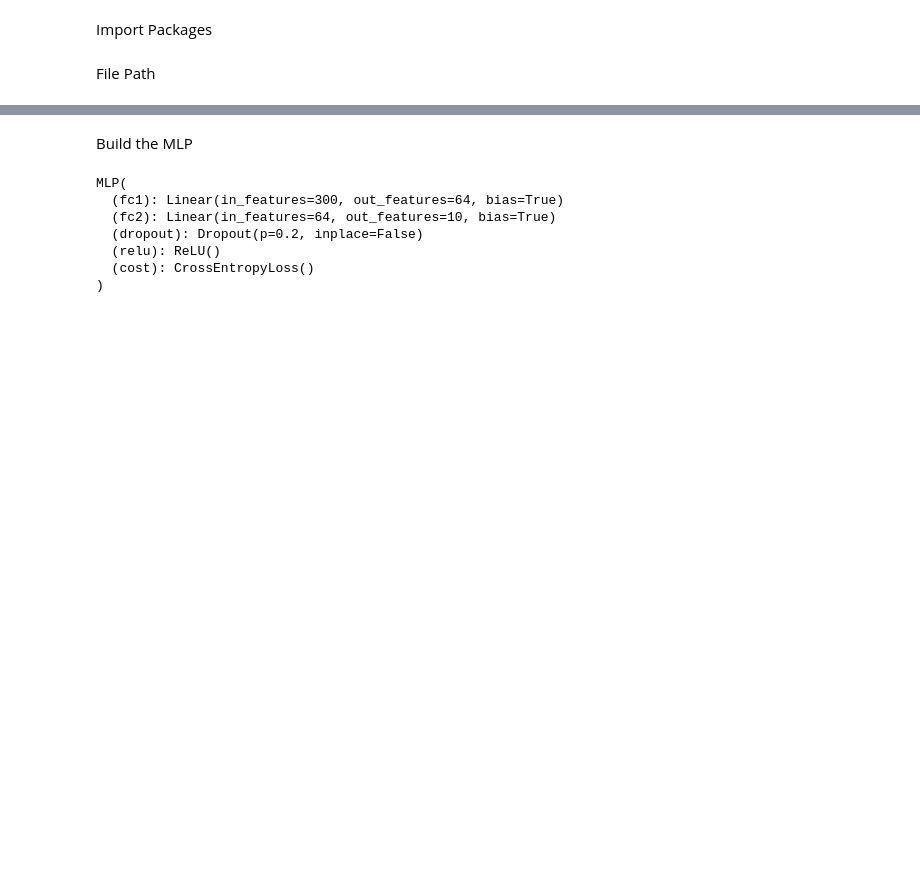
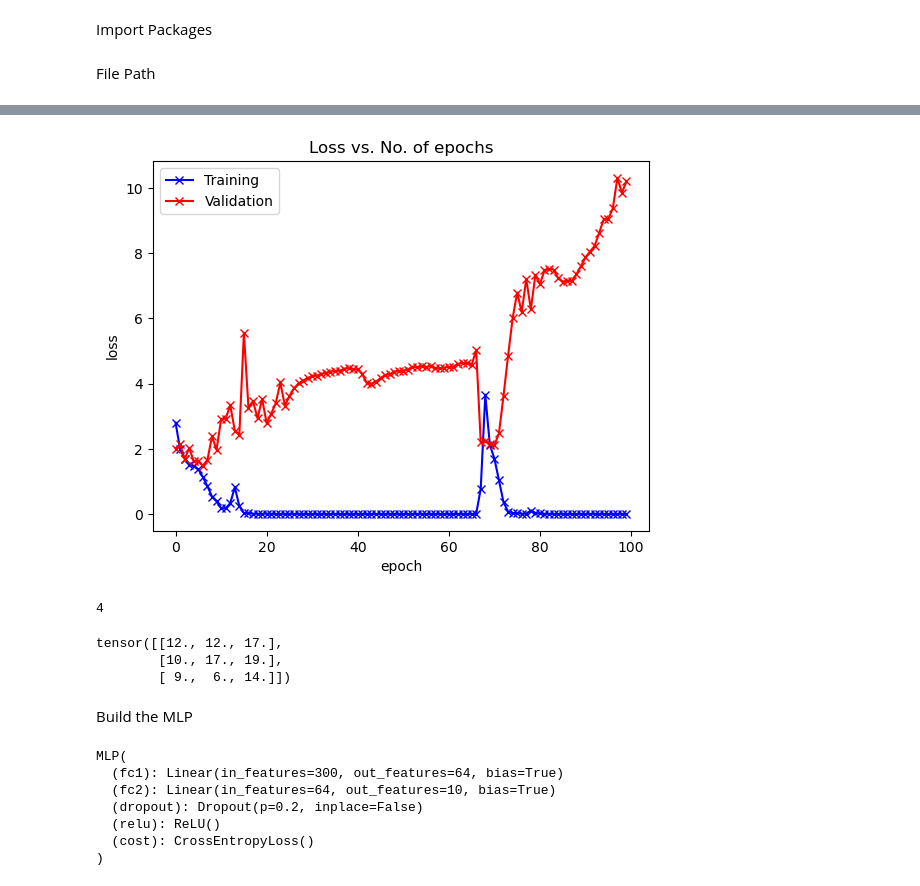
Before and after one commit to YinQingYuanQue/CS_529_NN, a Jupyter notebook: Code/CNN.ipynb, the cells around one changed output, grey strips where cells are left out. Cells and saved outputs as stored; diff of their text form; code cells hidden in the pictures; blank space fills up the shorter version.

```diff
--- a/Code/CNN.ipynb
+++ b/Code/CNN.ipynb
@@ -96,0 +158,3 @@ array([[-0.70532743,  0.50288148, -0.15561555, ...,  0.71970385,
+# %%
+train_dl = DeviceDataLoader(train_dl, device)
+val_dl = DeviceDataLoader(val_dl, device)
@@ -96,0 +186,2 @@ array([[-0.70532743,  0.50288148, -0.15561555, ...,  0.71970385,
+# %%
+model = to_device(Cifar10CnnModel(), device)
@@ -96,0 +192,12 @@ array([[-0.70532743,  0.50288148, -0.15561555, ...,  0.71970385,
+# %%
+import random
+torch.manual_seed(0)
+np.random.seed(0)
+random.seed(0)
+if torch.cuda.is_available():
+    torch.cuda.manual_seed_all(0)
+
+num_epoches = 100
+opt_func = torch.optim.Adam
+lr = 0.001
+history = fit(num_epoches, lr, model, train_dl, val_dl, opt_func)
@@ -97,3 +222,52 @@ array([[-0.70532743,  0.50288148, -0.15561555, ...,  0.71970385,
+# %%
+train_losses = [x.get('train_loss') for x in history]
+val_losses = [x['val_loss'] for x in history]
+plt.plot(train_losses, '-bx')
+plt.plot(val_losses, '-rx')
+plt.xlabel('epoch')
+plt.ylabel('loss')
+plt.legend(['Training', 'Validation'])
+plt.title('Loss vs. No. of epochs');
+# %% [output]
+[figure, added]
+# %%
+class Module:
+    def __call__(self, *input, **kwargs):
+        # Prepares the module for operation (e.g., setting up hooks)
+        result = self.forward(*input, **kwargs)  # This dynamically calls `forward` of the actual class
+        return result
+
+class test(Module):
+    def test_func(self, input):
+        return (self(input))
+
+    def forward(self, tmp_input):
+        return tmp_input *2
+
+a = test()
+a.test_func(2)
+# %% [output]
+4
+# %%
+sample_image = torch.tensor([
+    [3, 3, 2, 1, 0],
+    [0, 0, 1, 3, 1],
+    [3, 1, 2, 2, 3],
+    [2, 0, 0, 2, 2],
+    [2, 0, 0, 0, 1]
+], dtype=torch.float32)
+
+sample_kernel = torch.tensor([
+    [0, 1, 2],
+    [2, 2, 0],
+    [0, 1, 2]
+], dtype=torch.float32)
+
+kernel_noPad_noStr(sample_image, sample_kernel)
+# %% [output]
+tensor([[12., 12., 17.],
+        [10., 17., 19.],
+        [ 9.,  6., 14.]])
 # %% [markdown]
 Build the MLP
 # %%
```
Also changed, not shown: parts of 16 cells of this notebook, 1 other file.
